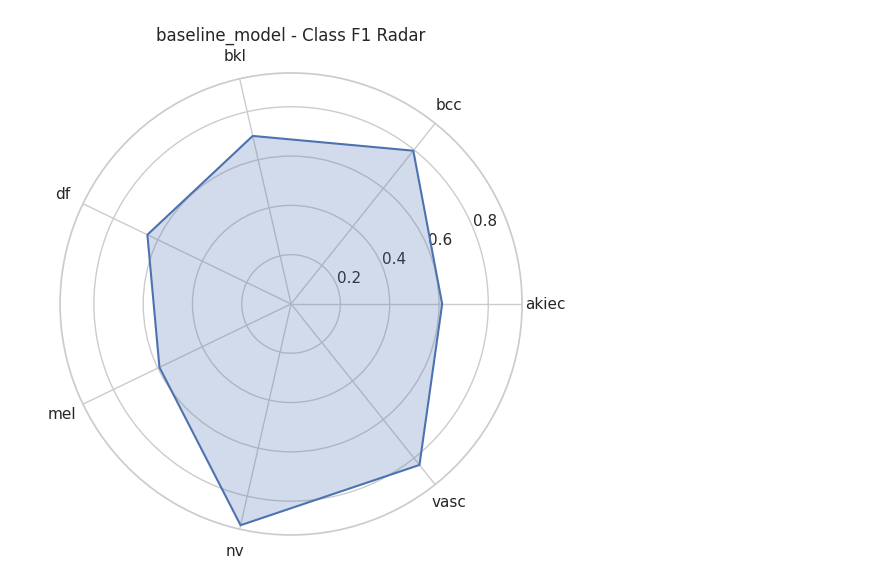
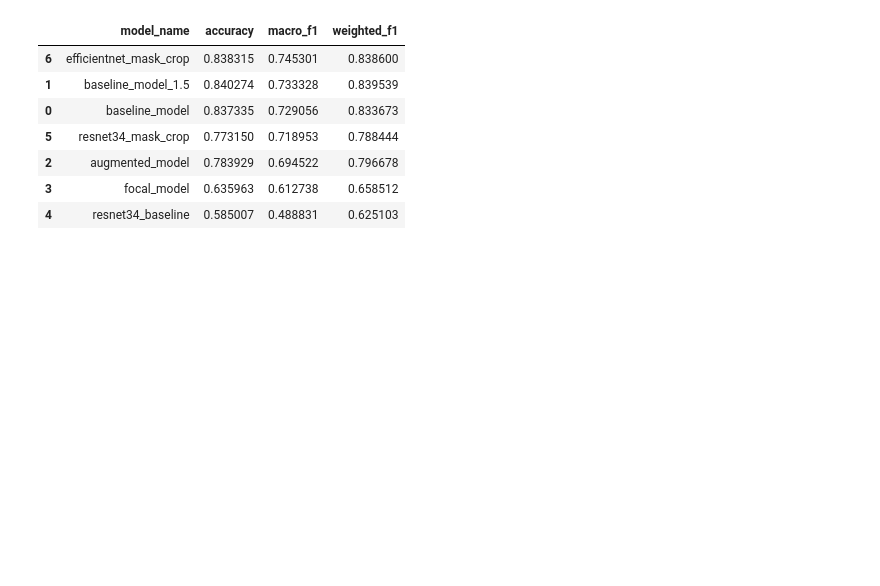
Before and after one commit to Saber0722/Tele-Dermatology, a Jupyter notebook: notebooks/compare_models.ipynb, the cells around one changed output. Cells and saved outputs as stored; diff of their text form; code cells hidden in the pictures; blank space fills up the shorter version.

```diff
--- a/notebooks/compare_models.ipynb
+++ b/notebooks/compare_models.ipynb
@@ -73,26 +24,12 @@ plt.show()
-# %%
-# radar chart
-
-def plot_radar(model_name):
-    row = df[df["model_name"] == model_name].iloc[0]
-
-    classes = ["akiec", "bcc", "bkl", "df", "mel", "nv", "vasc"]
-    values = [row[f"{cls}_f1"] for cls in classes]
-
-    angles = np.linspace(0, 2*np.pi, len(classes), endpoint=False).tolist()
-    values += values[:1]
-    angles += angles[:1]
-
-    fig, ax = plt.subplots(figsize=(6,6), subplot_kw=dict(polar=True))
-    ax.plot(angles, values)
-    ax.fill(angles, values, alpha=0.25)
-
-    ax.set_xticks(angles[:-1])
-    ax.set_xticklabels(classes)
-    ax.set_title(f"{model_name} - Class F1 Radar")
-    plt.show()
-
-# Example:
-plot_radar("baseline_model")
-# %% [output]
-[figure, removed]
+# %%
+df = df.sort_values(by="macro_f1", ascending=False)
+df[["model_name", "accuracy", "macro_f1", "weighted_f1"]]
+# %% [output]
+|  | model_name | accuracy | macro_f1 | weighted_f1 |
+| 6 | efficientnet_mask_crop | 0.838315 | 0.745301 | 0.838600 |
+| 1 | baseline_model_1.5 | 0.840274 | 0.733328 | 0.839539 |
+| 0 | baseline_model | 0.837335 | 0.729056 | 0.833673 |
+| 5 | resnet34_mask_crop | 0.773150 | 0.718953 | 0.788444 |
+| 2 | augmented_model | 0.783929 | 0.694522 | 0.796678 |
+| 3 | focal_model | 0.635963 | 0.612738 | 0.658512 |
+| 4 | resnet34_baseline | 0.585007 | 0.488831 | 0.625103 |
```
Also changed, not shown: parts of 11 cells of this notebook, 32 other files.
